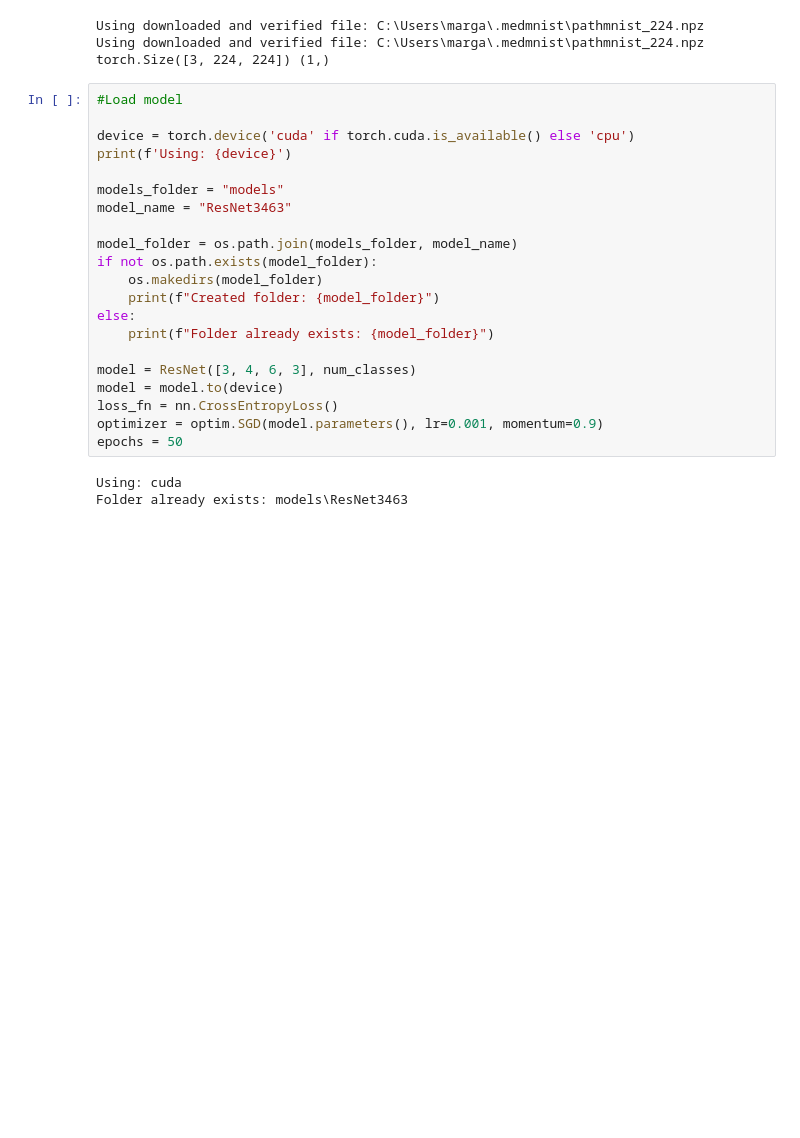
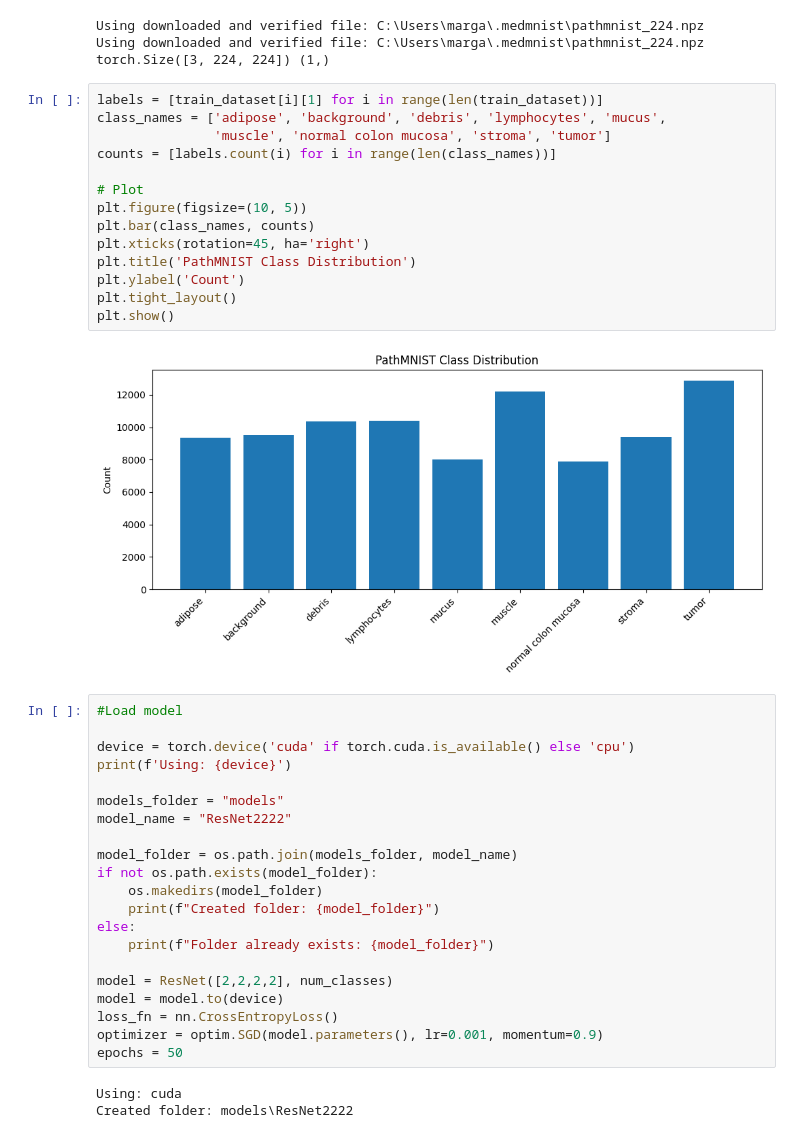
Before and after one commit to mariubg/MedMNIST, a Jupyter notebook: train.ipynb, the cells around one changed output. Cells and saved outputs as stored; diff of their text form; blank space fills up the shorter version.

```diff
--- a/train.ipynb
+++ b/train.ipynb
@@ -38,6 +38,22 @@ print(train_dataset[0][0].shape, train_dataset[0][1].shape)
 Using downloaded and verified file: C:\Users\marga\.medmnist\pathmnist_224.npz
 Using downloaded and verified file: C:\Users\marga\.medmnist\pathmnist_224.npz
 torch.Size([3, 224, 224]) (1,)
+# %%
+labels = [train_dataset[i][1] for i in range(len(train_dataset))]
+class_names = ['adipose', 'background', 'debris', 'lymphocytes', 'mucus',
+               'muscle', 'normal colon mucosa', 'stroma', 'tumor']
+counts = [labels.count(i) for i in range(len(class_names))]
+
+# Plot
+plt.figure(figsize=(10, 5))
+plt.bar(class_names, counts)
+plt.xticks(rotation=45, ha='right')
+plt.title('PathMNIST Class Distribution')
+plt.ylabel('Count')
+plt.tight_layout()
+plt.show()
+# %% [output]
+[figure, added]
 # %%
 #Load model
 
@@ -45,7 +61,7 @@ device = torch.device('cuda' if torch.cuda.is_available() else 'cpu')
 print(f'Using: {device}')
 
 models_folder = "models"
-model_name = "ResNet3463"
+model_name = "ResNet2222"
 
 model_folder = os.path.join(models_folder, model_name)
 if not os.path.exists(model_folder):
@@ -54,14 +70,14 @@ if not os.path.exists(model_folder):
 else:
     print(f"Folder already exists: {model_folder}")
 
-model = ResNet([3, 4, 6, 3], num_classes)
+model = ResNet([2,2,2,2], num_classes)
 model = model.to(device)
 loss_fn = nn.CrossEntropyLoss()
 optimizer = optim.SGD(model.parameters(), lr=0.001, momentum=0.9)
 epochs = 50
 # %% [output]
 Using: cuda
-Folder already exists: models\ResNet3463
+Created folder: models\ResNet2222
 # %%
 #Train
 
```
Also changed, not shown: parts of 4 cells of this notebook, 2 other files.
